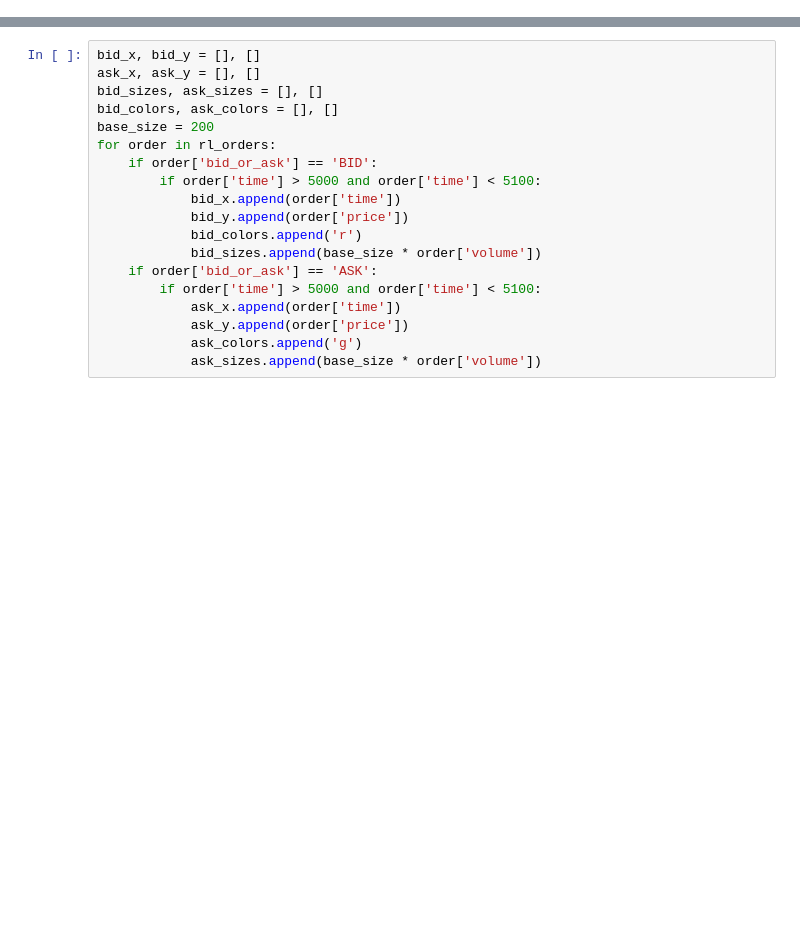
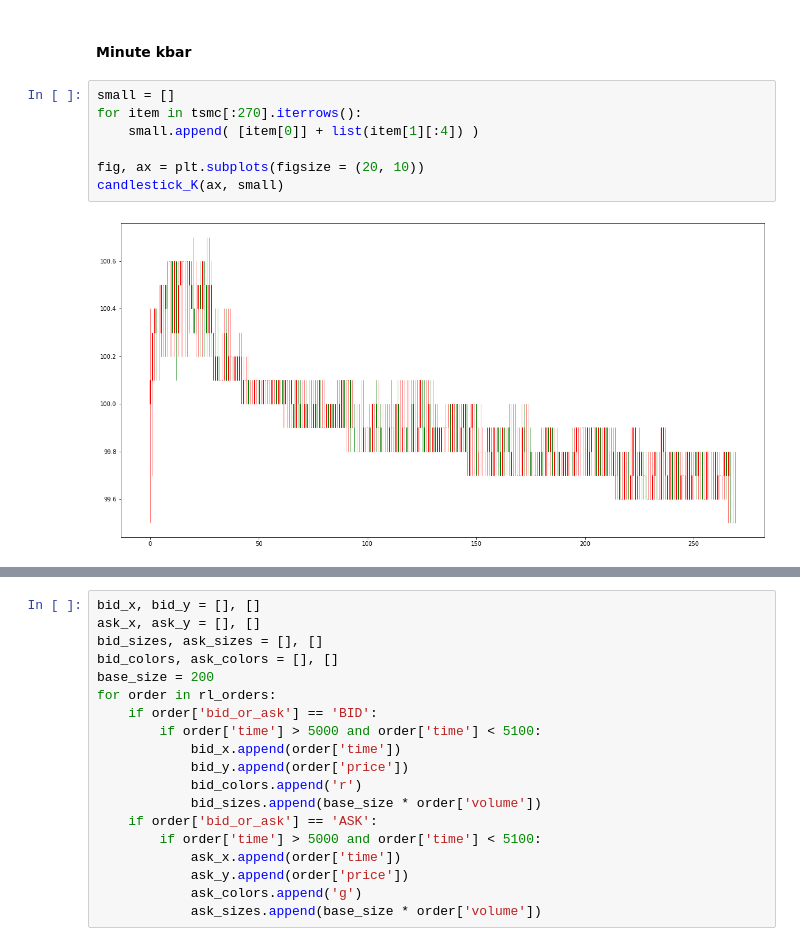
Before and after one commit to lainn9527/market_simulator, a Jupyter notebook: visualization.ipynb, the cells around one changed output, grey strips where cells are left out. Saved outputs shown, nothing was run; the diff lists cells and outputs as text; blank space fills up the shorter version.

```diff
--- a/visualization.ipynb
+++ b/visualization.ipynb
@@ -83,0 +101,11 @@ plt.legend()
+# %% [markdown]
+#### Minute kbar
+# %%
+small = []
+for item in tsmc[:270].iterrows():
+    small.append( [item[0]] + list(item[1][:4]) )
+
+fig, ax = plt.subplots(figsize = (20, 10))
+candlestick_K(ax, small)
+# %% [output]
+[figure, added]
```
Also changed, not shown: parts of 63 cells of this notebook, 13 other files.
